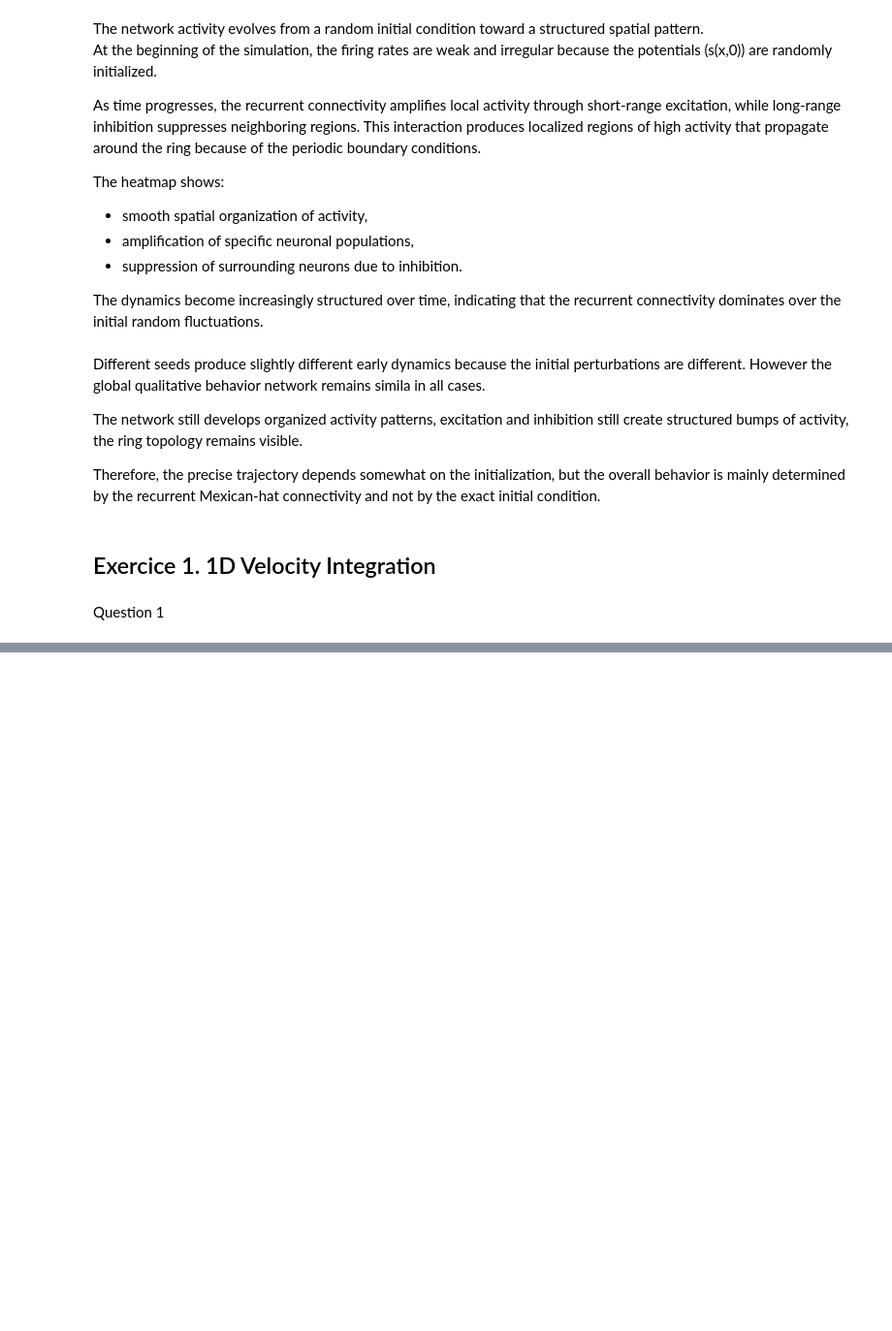
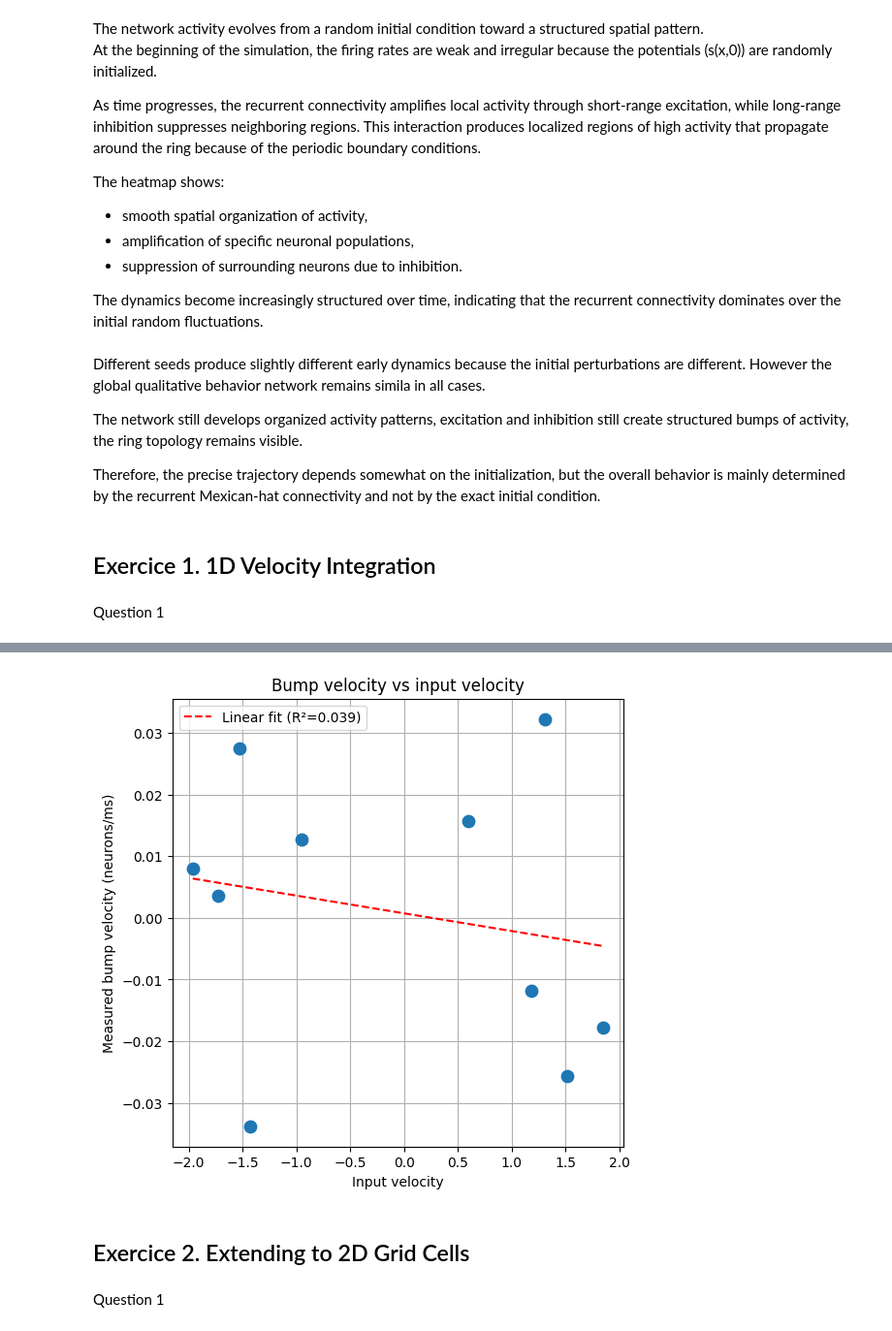
Before and after one commit to maelle-cvd/Neuronal-Dynamics, a Jupyter notebook: MP2.ipynb, the cells around one changed output, grey strips where cells are left out. Shown at 97% size. Saved outputs shown, nothing was run; the diff lists cells and outputs as text; code cells hidden in the pictures; blank space fills up the shorter version.

```diff
--- a/MP2.ipynb
+++ b/MP2.ipynb
@@ -231,0 +447,30 @@ plt.show()
+# %%
+# Plot measured vs input velocity
+
+plt.figure(figsize=(6,6))
+
+plt.scatter(
+    velocities,
+    measured_velocities,
+    s=80,
+    zorder=5
+)
+
+# Linear regression to quantify the relationship
+slope_fit, intercept_fit, r_val, _, _ = linregress(velocities, measured_velocities)
+v_range = np.linspace(velocities.min(), velocities.max(), 100)
+plt.plot(v_range, slope_fit * v_range + intercept_fit, 'r--',
+         label=f'Linear fit (R²={r_val**2:.3f})')
+
+plt.xlabel('Input velocity')
+plt.ylabel('Measured bump velocity (neurons/ms)')
+plt.title('Bump velocity vs input velocity')
+plt.grid(True)
+plt.legend()
+plt.show()
+# %% [output]
+[figure, added]
+# %% [markdown]
+## Exercice 2. Extending to 2D Grid Cells
+# %% [markdown]
+Question 1
```
Also changed, not shown: parts of 26 cells of this notebook.
